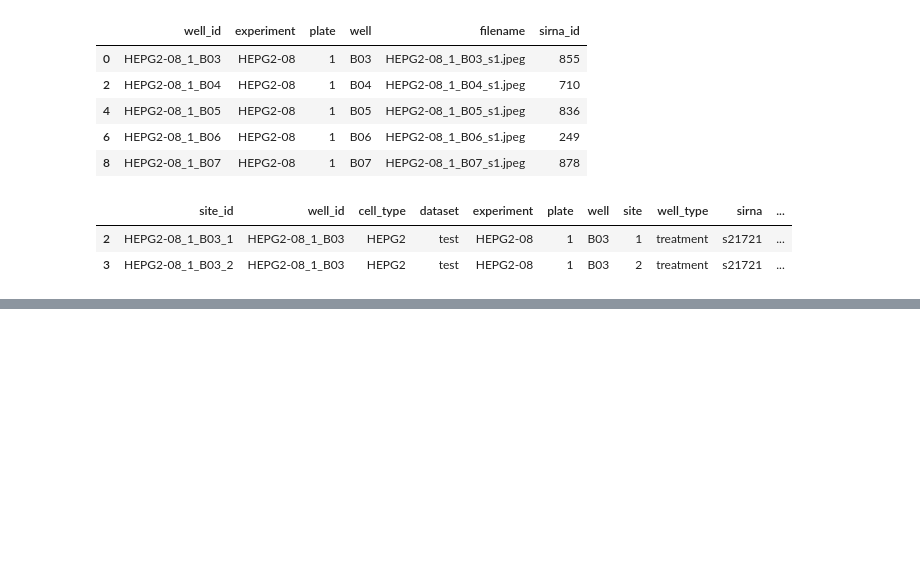
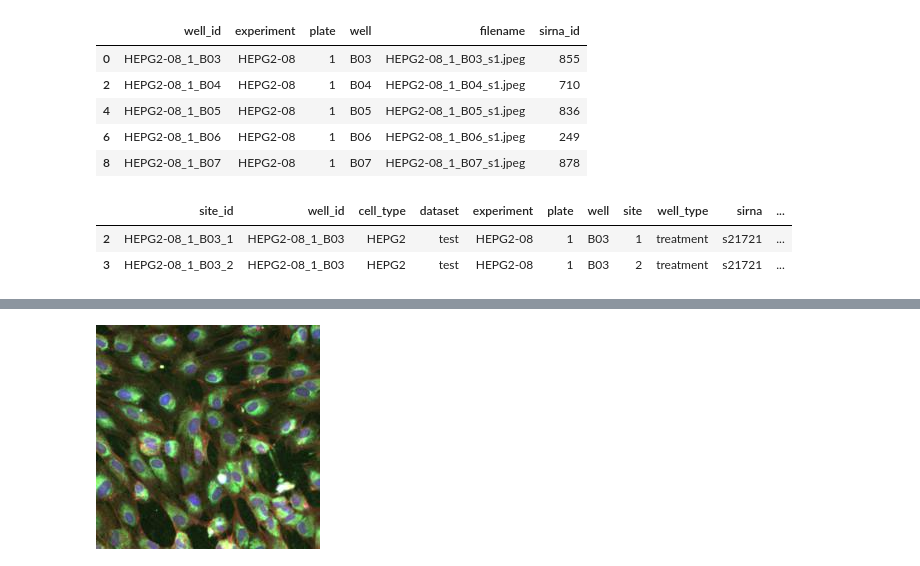
Before and after one commit to SpecCRA/msds458_final_assignment, a Jupyter notebook: data_loading_and_eda.ipynb, the cells around one changed output, grey strips where cells are left out. Cells and saved outputs as stored; diff of their text form; code cells hidden in the pictures; blank space fills up the shorter version.

```diff
--- a/data_loading_and_eda.ipynb
+++ b/data_loading_and_eda.ipynb
@@ -317,0 +359,4 @@ parsed_test_df.to_pickle('data_files/test.pkl')
+# %%
+Image(view_df.filepath.iloc[3])
+# %% [output]
+[figure, added]
```
Also changed, not shown: parts of 16 cells of this notebook, 3 other files.
